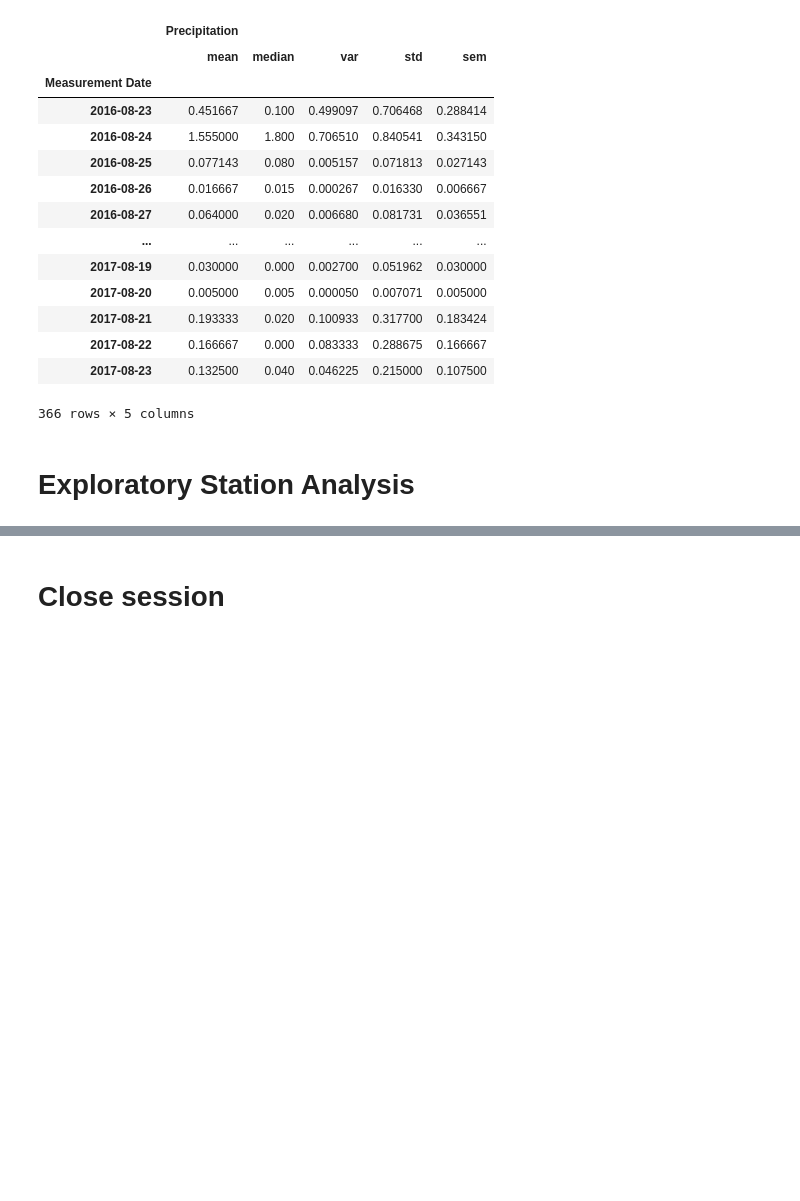
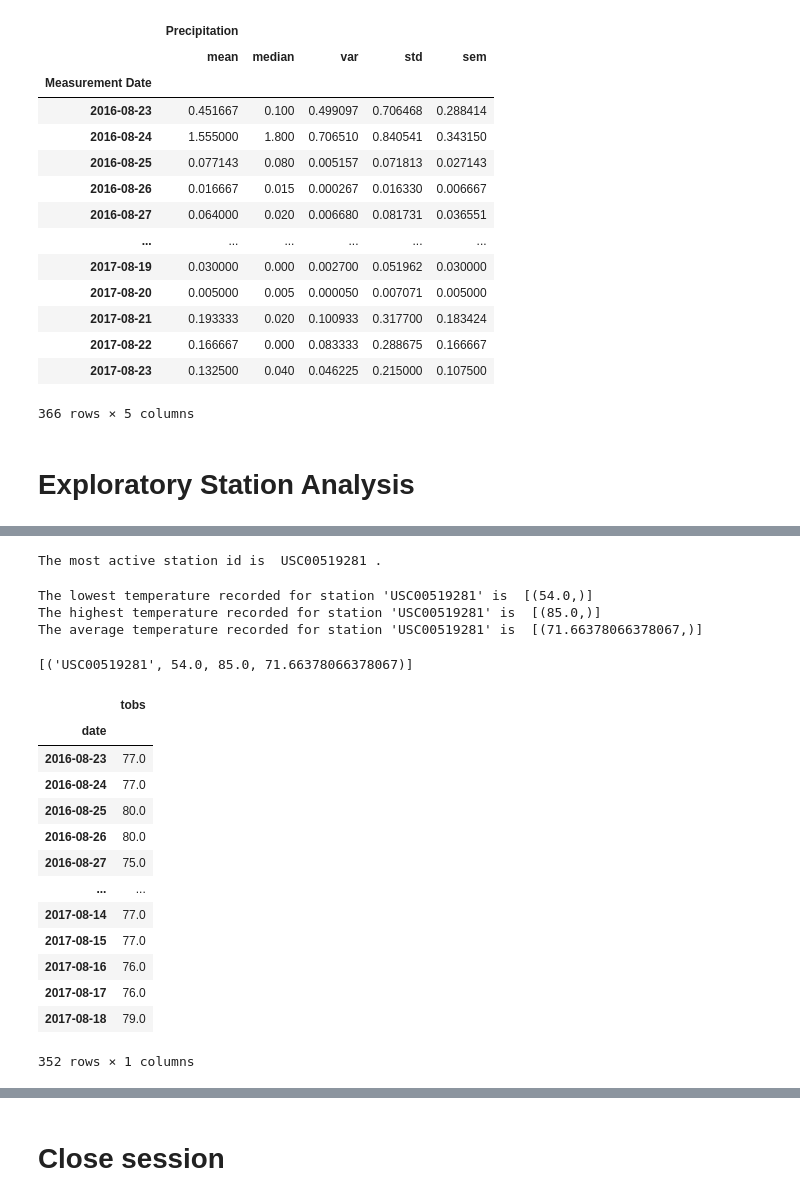
Before and after one commit to Sundakiy/sqlalchemy-challenge, a Jupyter notebook: SurfsUp/climate_starter.ipynb, the cells around one changed output, grey strips where cells are left out. Saved outputs shown, nothing was run; the diff lists cells and outputs as text; code cells hidden in the pictures; blank space fills up the shorter version.

```diff
--- a/SurfsUp/climate_starter.ipynb
+++ b/SurfsUp/climate_starter.ipynb
@@ -311,3 +272,25 @@ precipitation_statistics_table
+# %%
+most_active_station = stations[0][0]
+print("The most active station id is ",most_active_station,".")
+# %% [output]
+The most active station id is  USC00519281 .
+# %%
+# Using the most active station id from the previous query, calculate the lowest, highest, and average temperature.
+lowest_temp = session.query(func.min(Measurement.tobs)).filter(Measurement.station == 'USC00519281').all()
+highest_temp = session.query(func.max(Measurement.tobs)).filter(Measurement.station == 'USC00519281').all()
+average_temp= session.query(func.avg(Measurement.tobs)).filter(Measurement.station == 'USC00519281').all()
+print("The lowest temperature recorded for station 'USC00519281' is ",lowest_temp )
+print("The highest temperature recorded for station 'USC00519281' is ",highest_temp)
+print("The average temperature recorded for station 'USC00519281' is ",average_temp)
+# %% [output]
+The lowest temperature recorded for station 'USC00519281' is  [(54.0,)]
+The highest temperature recorded for station 'USC00519281' is  [(85.0,)]
+The average temperature recorded for station 'USC00519281' is  [(71.66378066378067,)]
+# %%
+session.query(Measurement.station, func.min(Measurement.tobs), func.max(Measurement.tobs), func.avg(Measurement.tobs)).\
+    filter(Measurement.station==most_active_station).all()
+# %% [output]
+[('USC00519281', 54.0, 85.0, 71.66378066378067)]
 # %%
 # Using the most active station id
 # Query the last 12 months of temperature observation data for this station and plot the results as a histogram
@@ -313,0 +299,19 @@ precipitation_statistics_table
+# %%
+station_temp_df = pd.DataFrame(data=last_12months).set_index('date')
+station_temp_df
+# station_temp_df.dropna()
+# %% [output]
+|  | tobs |
+| date |  |
+| 2016-08-23 | 77.0 |
+| 2016-08-24 | 77.0 |
+| 2016-08-25 | 80.0 |
+| 2016-08-26 | 80.0 |
+| 2016-08-27 | 75.0 |
+| ... | ... |
+| 2017-08-14 | 77.0 |
+| 2017-08-15 | 77.0 |
+| 2017-08-16 | 76.0 |
+| 2017-08-17 | 76.0 |
+| 2017-08-18 | 79.0 |
+352 rows × 1 columns
```
Also changed, not shown: parts of 16 cells of this notebook, 2 other files.
